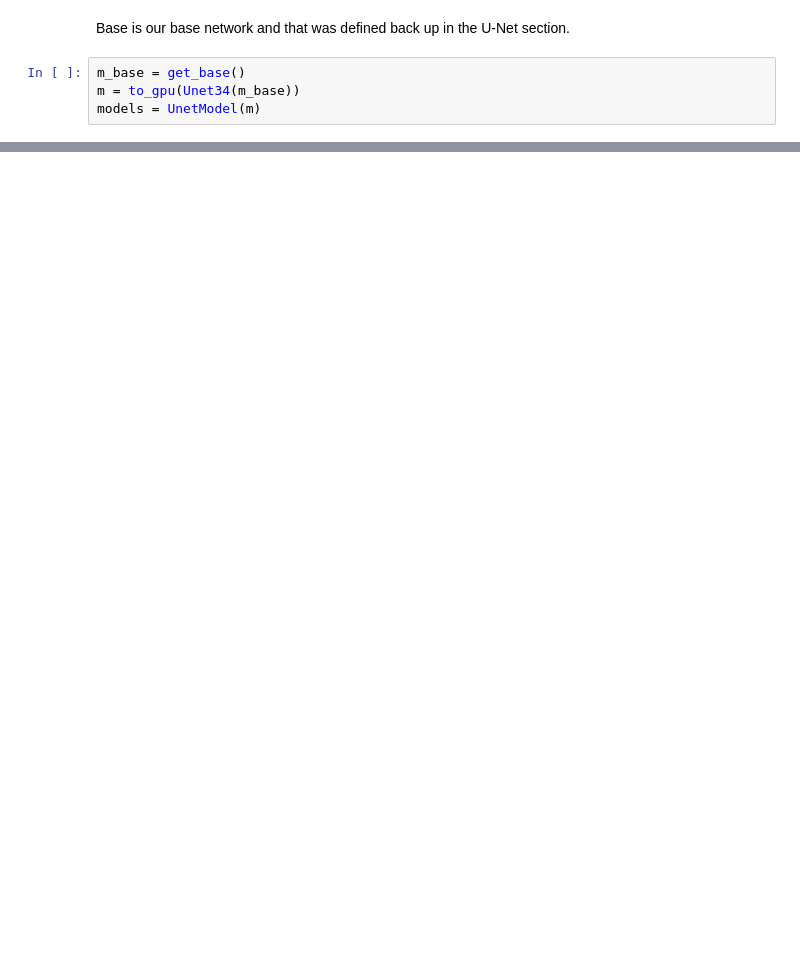
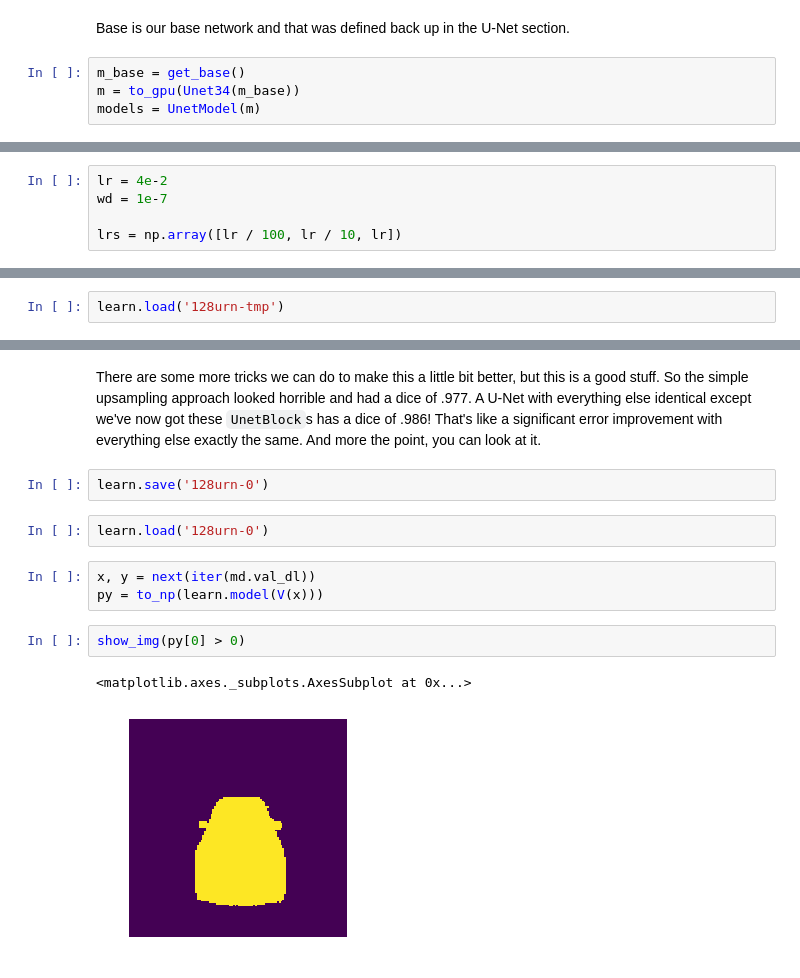
Before and after one commit to Sundragon1993/fastai, a Jupyter notebook: courses/dl2/carvana-unet.ipynb, the cells around one changed output, grey strips where cells are left out. Cells and saved outputs as stored; diff of their text form; blank space fills up the shorter version.

```diff
--- a/courses/dl2/carvana-unet.ipynb
+++ b/courses/dl2/carvana-unet.ipynb
@@ -308,0 +373,5 @@ models = UnetModel(m)
+# %%
+lr = 4e-2
+wd = 1e-7
+
+lrs = np.array([lr / 100, lr / 10, lr])
@@ -308,0 +396,2 @@ models = UnetModel(m)
+# %%
+learn.load('128urn-tmp')
@@ -308,0 +423,14 @@ models = UnetModel(m)
+# %% [markdown]
+There are some more tricks we can do to make this a little bit better, but this is a good stuff. So the simple upsampling approach looked horrible and had a dice of .977. A U-Net with everything else identical except we've now got these `UnetBlock`s has a dice of .986! That's like a significant error improvement with everything else exactly the same. And more the point, you can look at it.
+# %%
+learn.save('128urn-0')
+# %%
+learn.load('128urn-0')
+# %%
+x, y = next(iter(md.val_dl))
+py = to_np(learn.model(V(x)))
+# %%
+show_img(py[0] > 0)
+# %% [output]
+<matplotlib.axes._subplots.AxesSubplot at 0x...>
+[figure, added]
```
Also changed, not shown: parts of 103 cells of this notebook.
